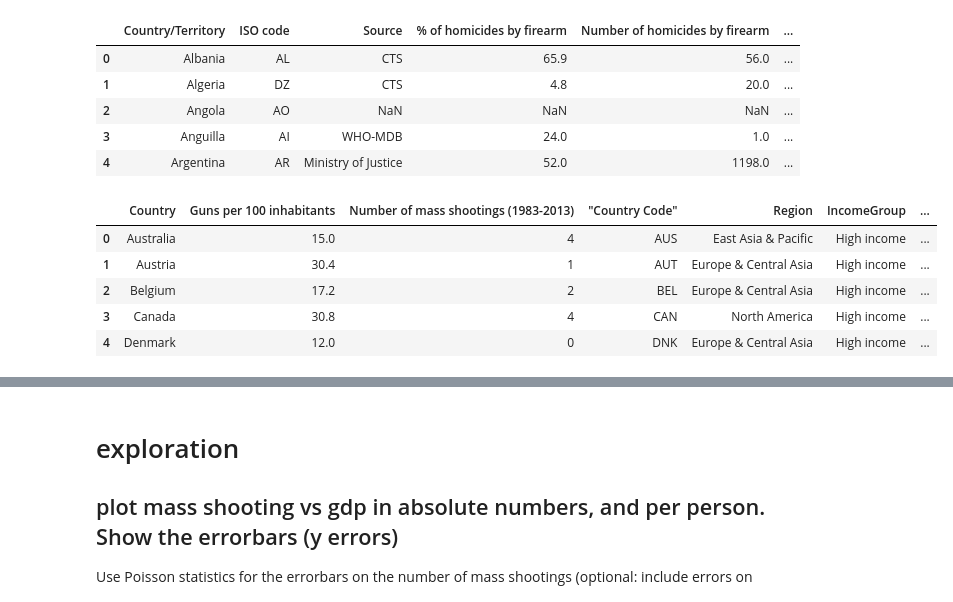
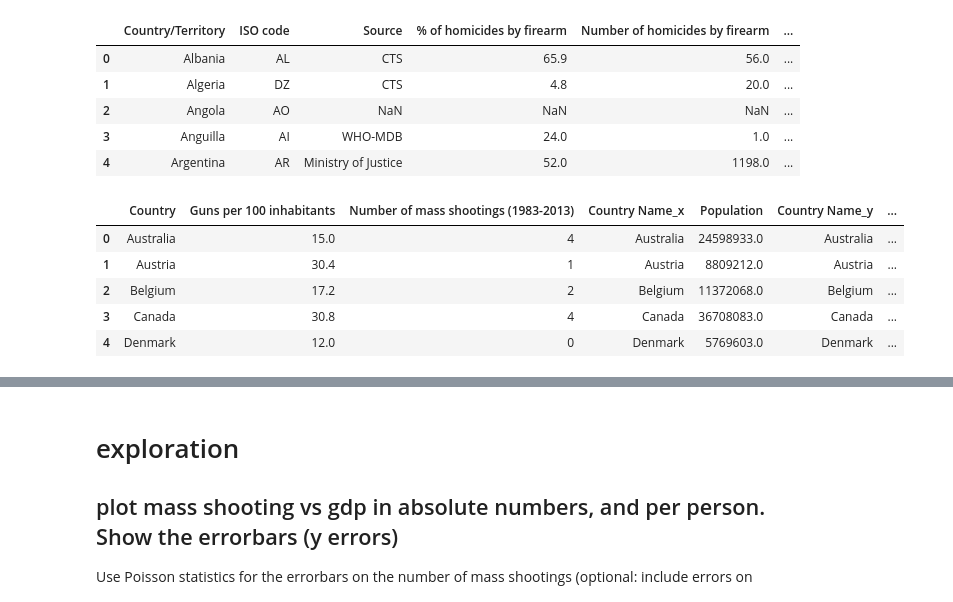
Before and after one commit to aawerner/PUI2018_aaw329, a Jupyter notebook: HW9_aaw329/HW9_3_aaw329.ipynb, the cells around one changed output, grey strips where cells are left out. Drawn from its saved outputs; the diff is of its cells as text; code cells hidden in the pictures.

```diff
--- a/HW9_aaw329/HW9_3_aaw329.ipynb
+++ b/HW9_aaw329/HW9_3_aaw329.ipynb
@@ -45,7 +49,9 @@ mass_shooting_df.head()
 | 4 | Denmark | 12.0 | 0 |
 # %%
 # Download population data from http://api.worldbank.org/v2/en/indicator/SP.POP.TOTL?downloadformat=csv
-filename = "Metadata_Country_API_SP.POP.TOTL_DS2_en_csv_v2_10224786.csv"
-pop_df = pd.read_csv(os.getenv("PUIDATA") + "/" + filename)
+filename = "API_SP.POP.TOTL_DS2_en_csv_v2_10224786.csv"
+pop_df = pd.read_csv(os.getenv("PUIDATA") + "/" + filename, skiprows=3)  # Skip the first few lines in the file
+pop_df.drop(pop_df.columns.difference(["Country Name", "2017"]), 1, inplace=True)
+pop_df.rename(index=str, columns={"2017": "Population"}, inplace=True)
 pop_df.head()
 # %% [output]
@@ -57,0 +64,7 @@ pop_df.head()
+# %%
+# Download GDP data from http://api.worldbank.org/v2/en/indicator/NY.GDP.MKTP.CD?downloadformat=csv
+filename = "API_NY.GDP.MKTP.CD_DS2_en_csv_v2_10224782.csv"
+gdp_df = pd.read_csv(os.getenv("PUIDATA") + "/" + filename, skiprows=3)  # Skip the first few lines in the file
+gdp_df.drop(gdp_df.columns.difference(["Country Name", "2017"]), 1, inplace=True)
+gdp_df.rename(index=str, columns={"2017": "GDP"}, inplace=True)
+gdp_df.head()
@@ -66,13 +86,14 @@ firearms_df.head()
 | 3 | Anguilla | AI | WHO-MDB | 24.0 | 1.0 | ... |
 | 4 | Argentina | AR | Ministry of Justice | 52.0 | 1198.0 | ... |
 # %%
-merged = mass_shooting_df.merge(pop_df, left_on="Country", right_on="TableName")
+merged = mass_shooting_df.merge(pop_df, left_on="Country", right_on="Country Name")
+merged = merged.merge(gdp_df, left_on="Country", right_on="Country Name")
 merged_full = merged.merge(firearms_df, left_on="Country", right_on="Country/Territory")
 merged_full.head()
 # %% [output]
-|  | Country | Guns per 100 inhabitants | Number of mass shootings (1983-2013) | ﻿"Country Code" | Region | IncomeGroup | ... |
-| 0 | Australia | 15.0 | 4 | AUS | East Asia & Pacific | High income | ... |
-| 1 | Austria | 30.4 | 1 | AUT | Europe & Central Asia | High income | ... |
-| 2 | Belgium | 17.2 | 2 | BEL | Europe & Central Asia | High income | ... |
-| 3 | Canada | 30.8 | 4 | CAN | North America | High income | ... |
-| 4 | Denmark | 12.0 | 0 | DNK | Europe & Central Asia | High income | ... |
+|  | Country | Guns per 100 inhabitants | Number of mass shootings (1983-2013) | Country Name_x | Population | Country Name_y | ... |
+| 0 | Australia | 15.0 | 4 | Australia | 24598933.0 | Australia | ... |
+| 1 | Austria | 30.4 | 1 | Austria | 8809212.0 | Austria | ... |
+| 2 | Belgium | 17.2 | 2 | Belgium | 11372068.0 | Belgium | ... |
+| 3 | Canada | 30.8 | 4 | Canada | 36708083.0 | Canada | ... |
+| 4 | Denmark | 12.0 | 0 | Denmark | 5769603.0 | Denmark | ... |
```
Also changed, not shown: parts of 32 cells of this notebook.
